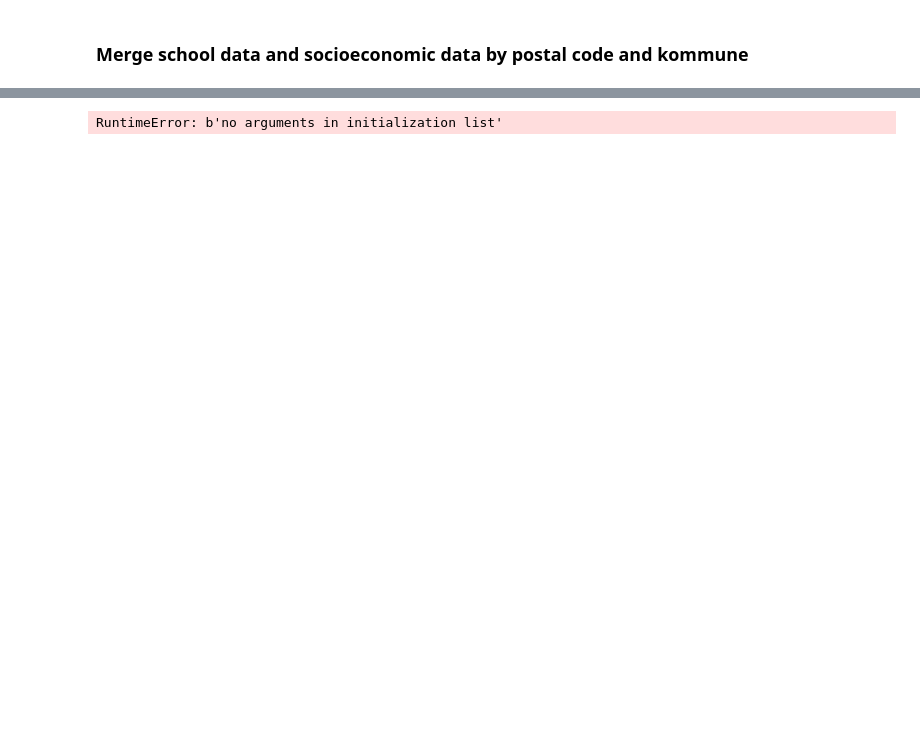
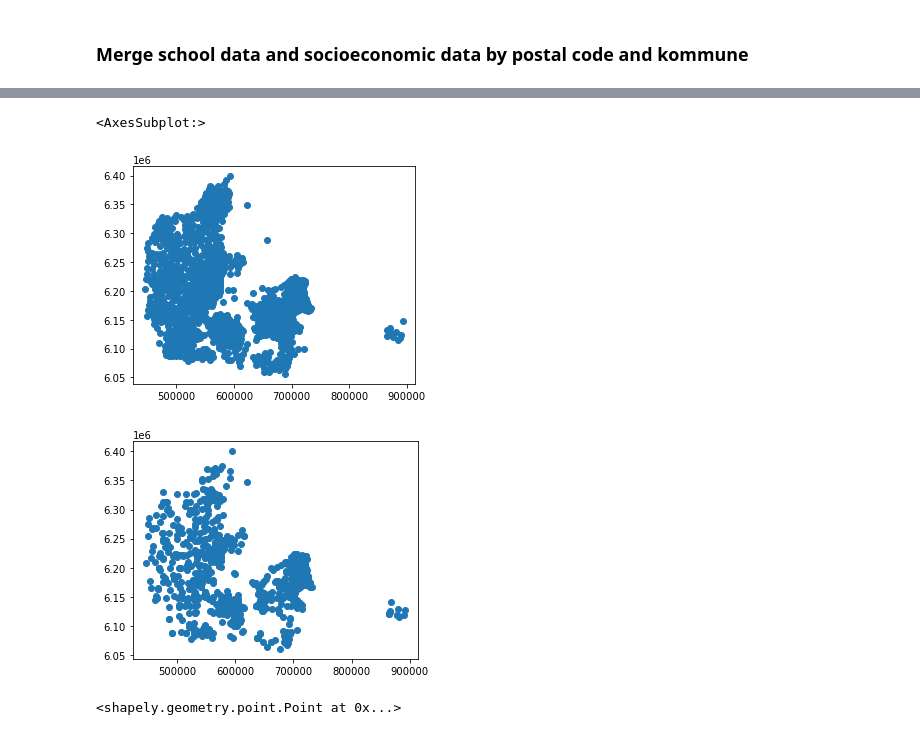
Before and after one commit to ansofol/isds2020_gruppe_63, a Jupyter notebook: exam_project/merge_data.ipynb, the cells around one changed output, grey strips where cells are left out. Saved outputs shown, nothing was run; the diff lists cells and outputs as text; code cells hidden in the pictures; blank space fills up the shorter version.

```diff
--- a/exam_project/merge_data.ipynb
+++ b/exam_project/merge_data.ipynb
@@ -43,9 +66,43 @@ ModuleNotFoundError: No module named 'geopandas'
 # %%
-df = pd.read_csv('background_vars2019.csv', index_col=0)
+# Well, that was horrible...
+# conda remove pyproj
+# pip install pyproj
+# conda install geopandas
+
+# Læs baggrundsvariable of oversæt til utm
+df = pd.read_csv('postnr_background_vars2019.csv', index_col=0)
+
 c = [Point(x, y) for x, y in zip(df['lon'], df['lat'])]
+gdf = gpd.GeoDataFrame(df, geometry = c)
 
-gdf = gpd.GeoDataFrame(df, geometry = c)
 gdf.crs = {'init': 'epsg:4326'}
-gdf.to_crs(epsg = 32633)
+gdf_utm = gdf.to_crs(epsg = 32632)
+
+# frasorter efterskoler (behold privat- og friskoler for at undgå for stort fald i antal observationer)
+gdf_utm = gdf_utm[gdf_utm['institutionstype2'] == 'Grundskoler']
-# %% [output]
-RuntimeError: b'no arguments in initialization list'
+# %%
+# Læs valgdistrikter og tilføj centroid
+valg_distrikt = gpd.read_file(cwd+'\scrape_geodata\geodata\dagi_10m_nohist_l1.afstemningsomraade\\afstemningsomraade.shp', driver = 'ESRI Shapefile')
+valg_distrikt['centroid']=valg_distrikt['geometry'].centroid
+# %%
+valg_geo = valg_distrikt.set_geometry('centroid')
+schools_geo = gdf_utm.geometry.unary_union
+# %%
+valg_geo.plot()
+gdf_utm.plot()
+# %% [output]
+<AxesSubplot:>
+[figure, added]
+[figure, added]
+# %%
+# Find for hver centroid den nærmeste skole
+# For valg_distrikt['c½entroid'] find nærmeste gdf_utm['geometry'] ogtilføj tilhørende 'institutionsnummer'
+pts3 = gdf_utm.geometry.unary_union
+def near(point, pts = pts3):
+    nearest = gdf_utm.geometry == nearest_points(point, pts)[1]
+    return gdf_utm[nearest]['institutionsnummer'].values[0]
+
+valg_geo['institutionsnummer'] = valg_geo.apply(lambda row: near(row.geometry), axis = 1)
+nearest
+# %% [output]
+<shapely.geometry.point.Point at 0x...>
```
Also changed, not shown: parts of 12 cells of this notebook, 9 other files.
